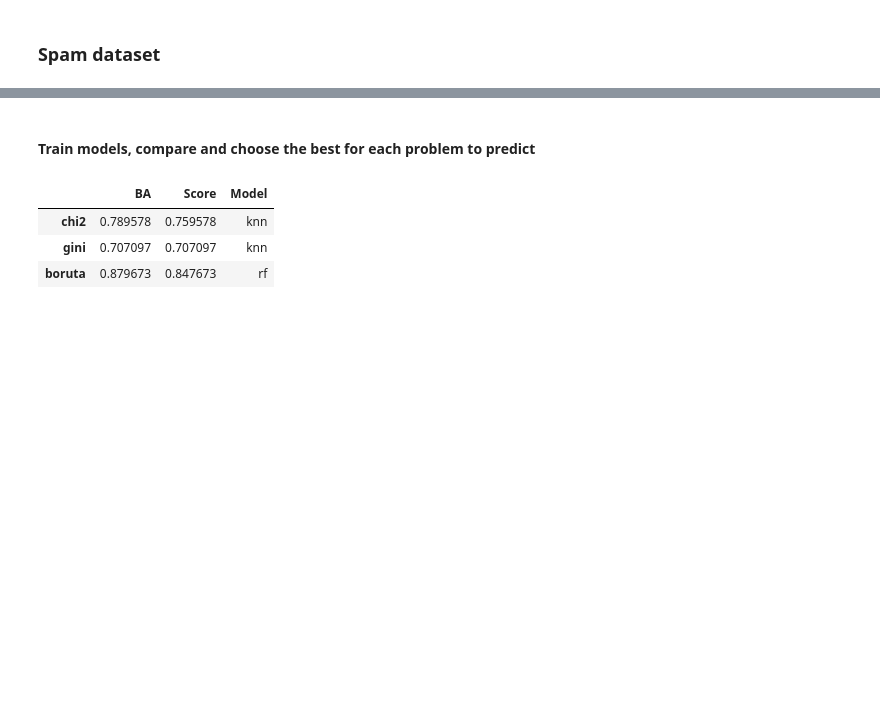
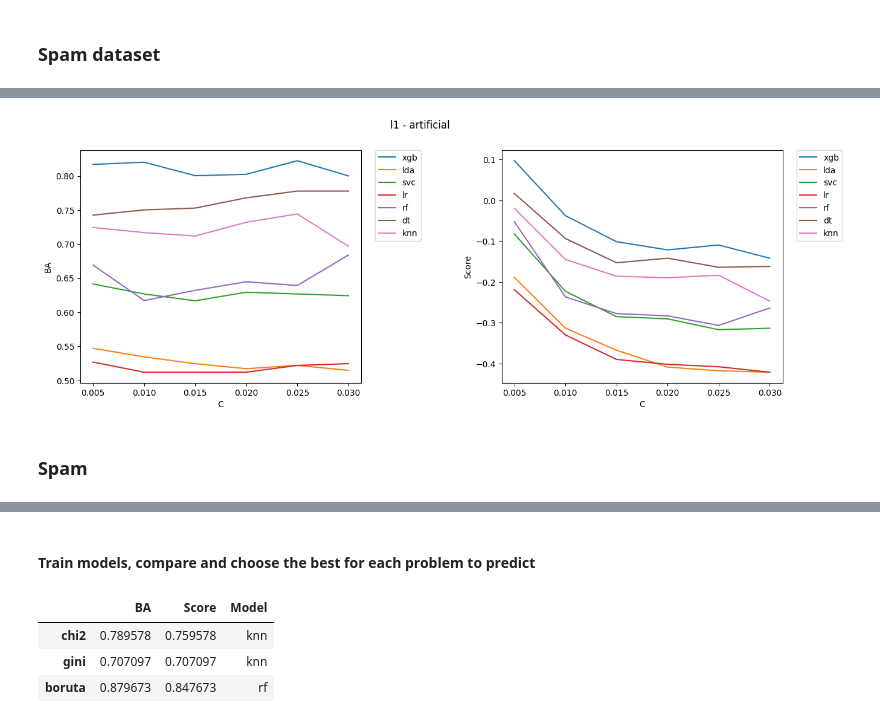
Before and after one commit to kaczmareka/aml_project2, a Jupyter notebook: experiments.ipynb, the cells around one changed output, grey strips where cells are left out. Drawn from its saved outputs; the diff is of its cells as text; code cells hidden in the pictures; blank space fills up the shorter version.

```diff
--- a/experiments.ipynb
+++ b/experiments.ipynb
@@ -237,3 +156,0 @@ all_results_spam
-# %%
-end_scores = search_best_features([5, 10, 15, 20, 25, 30], 'chi2', art_train_X, art_train_y, art_val_X, art_val_y, 'artificial')
-plot_results(end_scores, "chi2 - artificial")
@@ -242,3 +156,0 @@ plot_results(end_scores, "chi2 - artificial")
-# %%
-end_scores = search_best_features([5, 10, 15, 20, 25, 30], 'rfe', art_train_X, art_train_y, art_val_X, art_val_y, 'artificial')
-plot_results(end_scores, "rfe - artificial")
@@ -296,0 +348,17 @@ search_best_features([10, 50, 100], 'gini', spam_train_X, spam_train_y, spam_val
+# %%
+import matplotlib.pyplot as plt
+def  plot_results_best_C(end_scores, title):
+    models=['xgb', 'lda', 'svc', 'lr', 'rf', 'dt', 'knn']
+    fig, (ax1, ax2) = plt.subplots(1, 2, figsize=(15, 5))
+    fig.subplots_adjust(wspace=0.5)
+    fig.suptitle(title)
+    for i in range(len(models)):
+        model_scores = end_scores[end_scores['model']==models[i]]
+        ax1.plot(model_scores['C'], model_scores['BA'], label=models[i])
+        ax2.plot(model_scores['C'], model_scores['Score'], label=models[i])
+    ax1.set_xlabel('C')
+    ax1.set_ylabel('BA')
+    ax1.legend(bbox_to_anchor=(1.05, 1), loc='upper left', borderaxespad=0.)
+    ax2.set_xlabel('C')
+    ax2.set_ylabel('Score')
+    ax2.legend(bbox_to_anchor=(1.05, 1), loc='upper left', borderaxespad=0.)
@@ -296,0 +370,6 @@ search_best_features([10, 50, 100], 'gini', spam_train_X, spam_train_y, spam_val
+# %%
+plot_results_best_C(end_scores_l1_art, "l1 - artificial")
+# %% [output]
+[figure, added]
+# %% [markdown]
+### Spam
```
Also changed, not shown: parts of 73 cells of this notebook, 2 other files.
